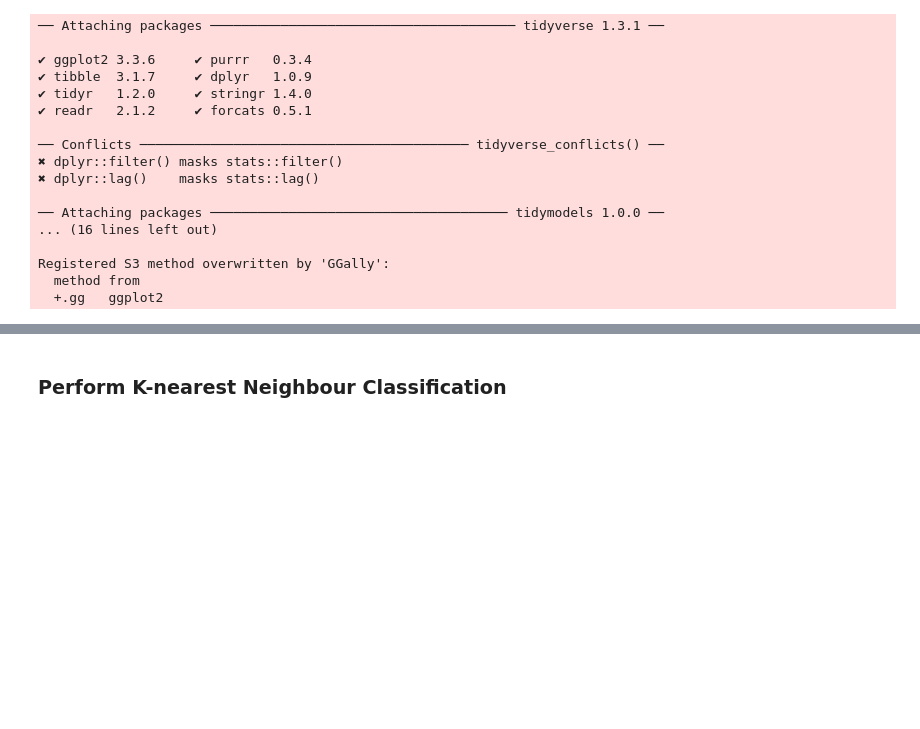
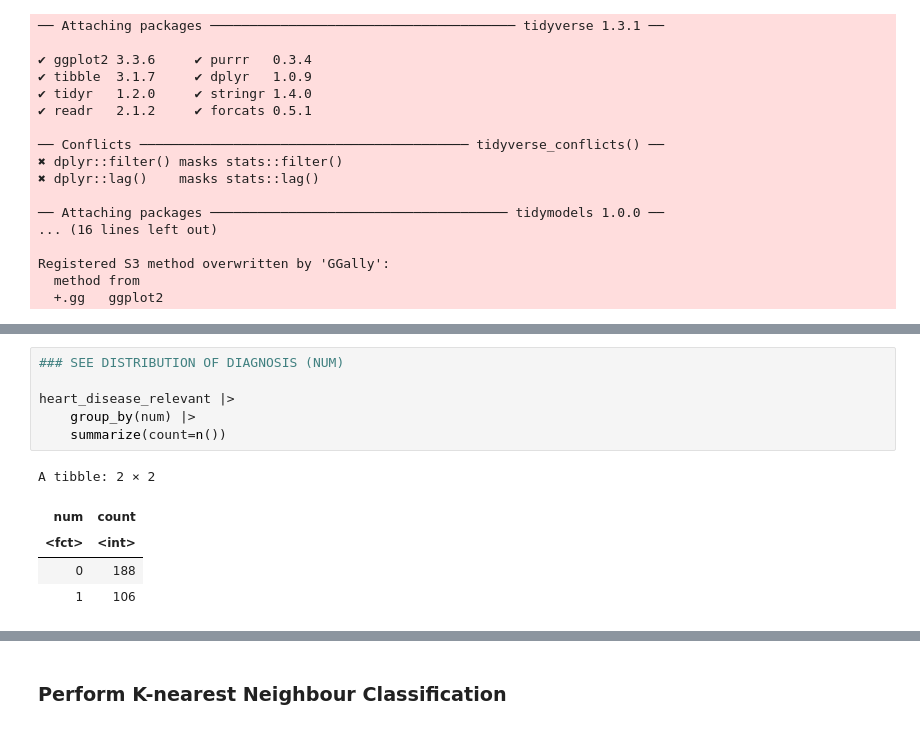
Before and after one commit to juliahudea/dsci-100-project, a Jupyter notebook: Analysis_Section_(new).ipynb, the cells around one changed output, grey strips where cells are left out. Drawn from its saved outputs; the diff is of its cells as text; blank space fills up the shorter version.

```diff
--- a/Analysis_Section_(new).ipynb
+++ b/Analysis_Section_(new).ipynb
@@ -105,0 +69,12 @@ $ num      <fct> 0, 0, 0, 0, 0, 0, 0, 0, 0, 0, 0, 0, 0, 0, 0, 0, 0, 0, 0, 0, 0
+# %%
+### SEE DISTRIBUTION OF DIAGNOSIS (NUM)
+
+heart_disease_relevant |>
+    group_by(num) |>
+    summarize(count=n())
+# %% [output]
+A tibble: 2 × 2
+| num | count |
+| <fct> | <int> |
+| 0 | 188 |
+| 1 | 106 |
```
Also changed, not shown: parts of 12 cells of this notebook.
